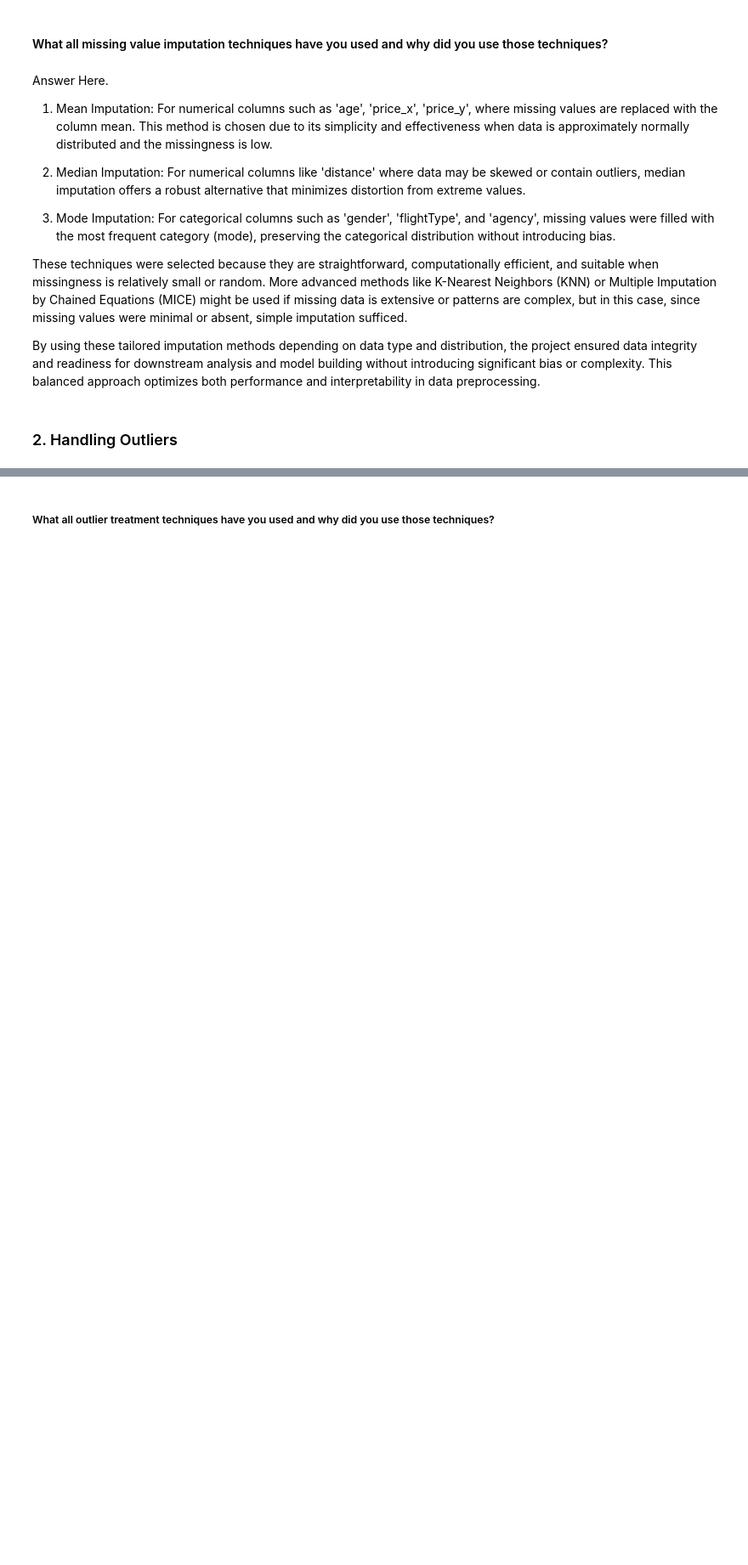
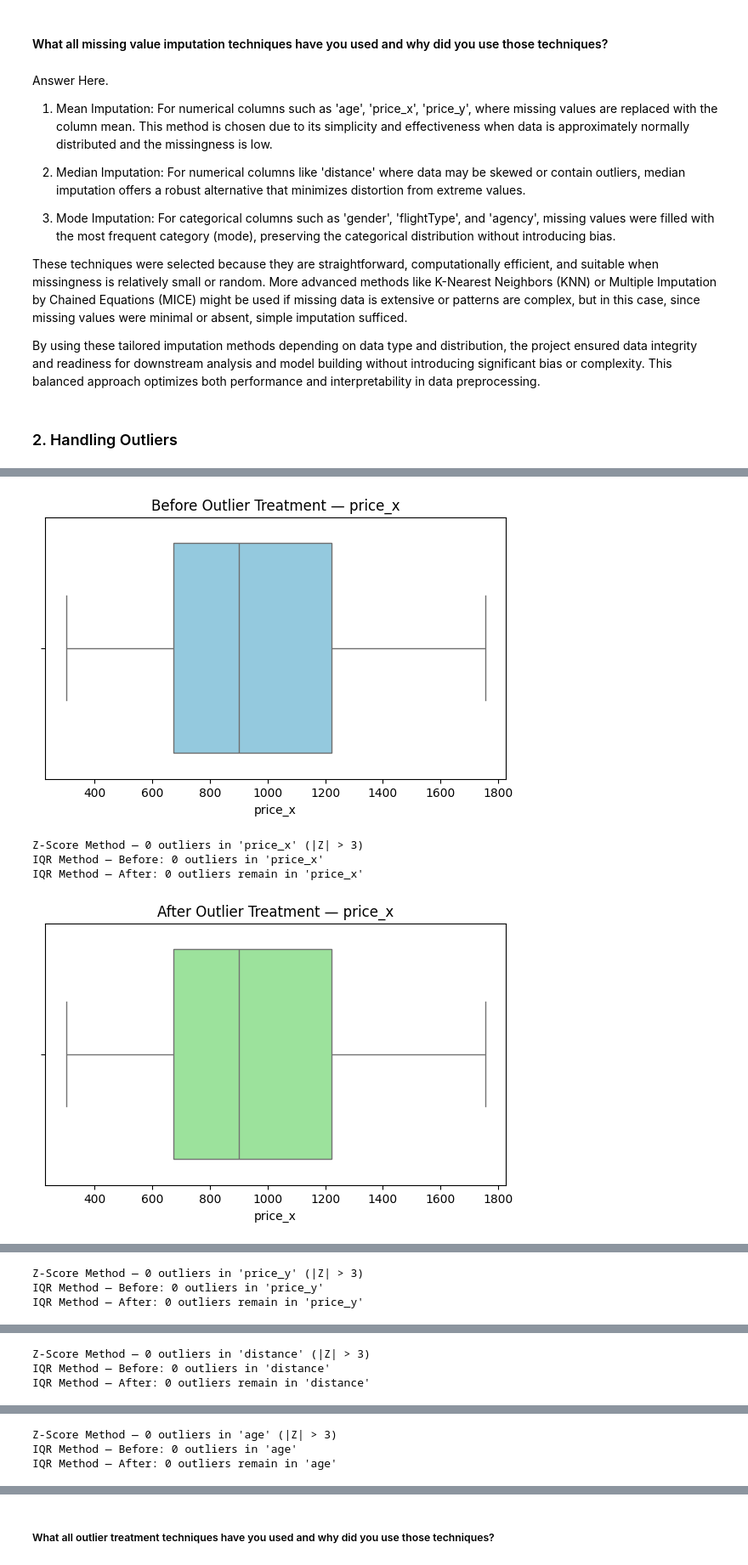
Before and after one commit to Rohan1-tech/Airbnb-Booking-Data-Analysis, a Jupyter notebook: Productionization_of_ML_Systems.ipynb, the cells around one changed output, grey strips where cells are left out. Shown at 85% size. Cells and saved outputs as stored; diff of their text form; code cells hidden in the pictures; blank space fills up the shorter version.

```diff
--- a/Productionization_of_ML_Systems.ipynb
+++ b/Productionization_of_ML_Systems.ipynb
@@ -1439,0 +1442,67 @@ By using these tailored imputation methods depending on data type and distributi
+# %%
+# Handling Outliers & Outlier treatments
+# Handling Outliers & Outlier Treatments
+
+import numpy as np
+import seaborn as sns
+import matplotlib.pyplot as plt
+from scipy import stats
+
+# Function 1: Outlier Treatment using IQR
+def treat_outliers_iqr(df, column):
+    Q1 = df[column].quantile(0.25)
+    Q3 = df[column].quantile(0.75)
+    IQR = Q3 - Q1
+
+    lower_bound = Q1 - 1.5 * IQR
+    upper_bound = Q3 + 1.5 * IQR
+
+    # Count outliers before treatment
+    before = len(df[(df[column] < lower_bound) | (df[column] > upper_bound)])
+    print(f"IQR Method — Before: {before} outliers in '{column}'")
+
+    # Cap outliers using the bounds
+    df[column] = np.where(df[column] > upper_bound, upper_bound,
+                          np.where(df[column] < lower_bound, lower_bound, df[column]))
+
+    after = len(df[(df[column] < lower_bound) | (df[column] > upper_bound)])
+    print(f"IQR Method — After: {after} outliers remain in '{column}'\n")
+
+    return df
+
+
+# Function 2: Detect Outliers using Z-Score
+def detect_outliers_zscore(df, column):
+    z_scores = np.abs(stats.zscore(df[column]))
+    outliers = df[z_scores > 3]
+    print(f"Z-Score Method — {len(outliers)} outliers in '{column}' (|Z| > 3)")
+    return outliers
+
+
+# Apply to selected numeric columns
+numeric_cols = ['price_x', 'price_y', 'distance', 'age']
+
+for col in numeric_cols:
+    # Visualization before treatment
+    plt.figure(figsize=(7, 4))
+    sns.boxplot(x=travel_data[col], color='skyblue')
+    plt.title(f"Before Outlier Treatment — {col}")
+    plt.show()
+
+    # Detect outliers using Z-score
+    detect_outliers_zscore(travel_data, col)
+
+    # Treat outliers using IQR method
+    travel_data = treat_outliers_iqr(travel_data, col)
+
+    # Visualization after treatment
+    plt.figure(figsize=(7, 4))
+    sns.boxplot(x=travel_data[col], color='lightgreen')
+    plt.title(f"After Outlier Treatment — {col}")
+    plt.show()
+# %% [output]
+[figure, added]
+Z-Score Method — 0 outliers in 'price_x' (|Z| > 3)
+IQR Method — Before: 0 outliers in 'price_x'
+IQR Method — After: 0 outliers remain in 'price_x'
+[figure, added]
@@ -1439,0 +1510,3 @@ By using these tailored imputation methods depending on data type and distributi
+Z-Score Method — 0 outliers in 'price_y' (|Z| > 3)
+IQR Method — Before: 0 outliers in 'price_y'
+IQR Method — After: 0 outliers remain in 'price_y'
@@ -1439,0 +1515,3 @@ By using these tailored imputation methods depending on data type and distributi
+Z-Score Method — 0 outliers in 'distance' (|Z| > 3)
+IQR Method — Before: 0 outliers in 'distance'
+IQR Method — After: 0 outliers remain in 'distance'
@@ -1439,0 +1520,3 @@ By using these tailored imputation methods depending on data type and distributi
+Z-Score Method — 0 outliers in 'age' (|Z| > 3)
+IQR Method — Before: 0 outliers in 'age'
+IQR Method — After: 0 outliers remain in 'age'
```
Also changed, not shown: parts of 10 cells of this notebook.
